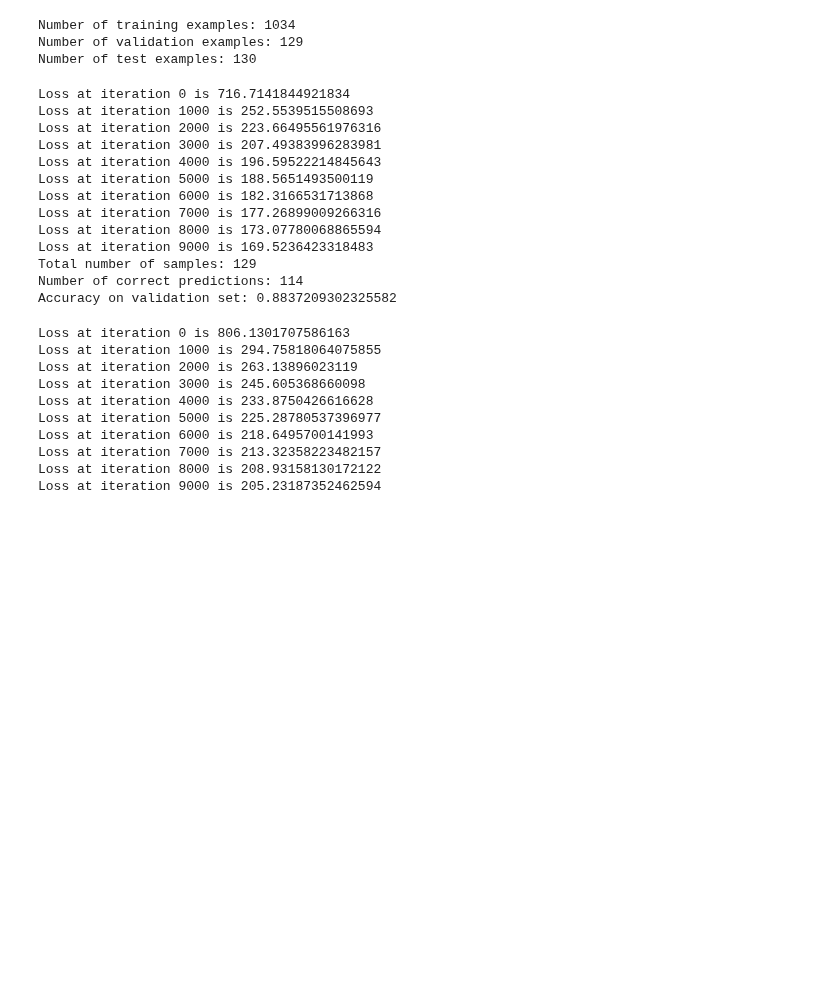
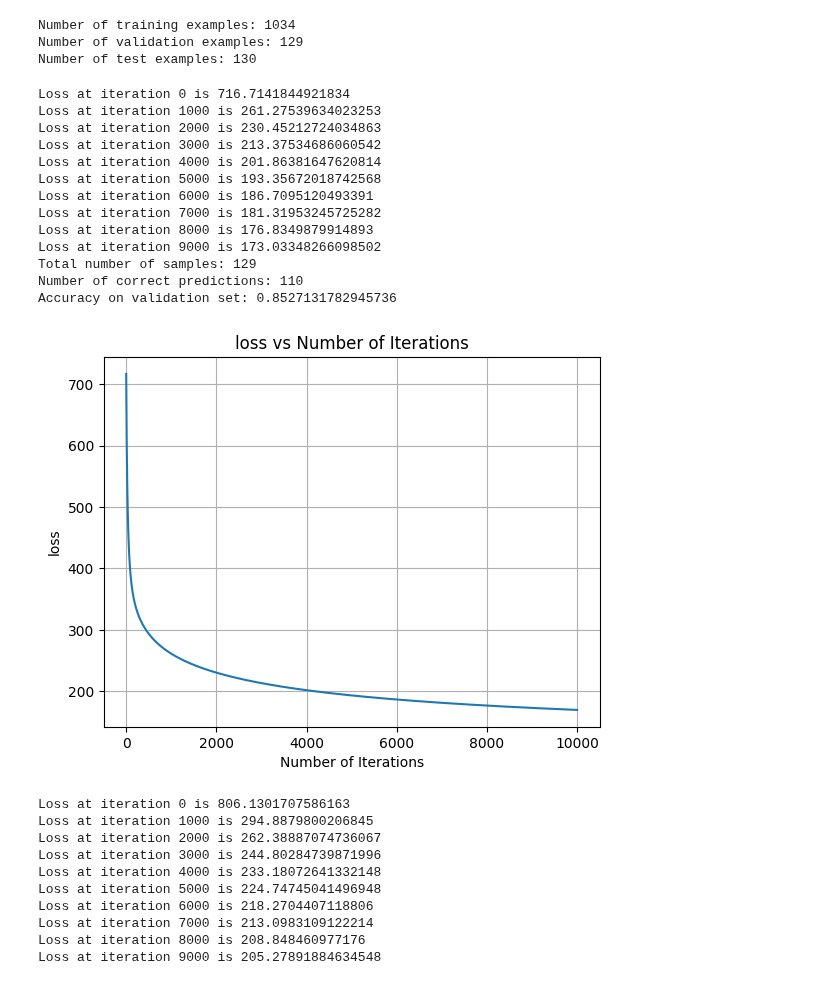
Before and after one commit to PritK99/ML-Toolbox, a Jupyter notebook: Logistic Regression/gender prediction.ipynb, the cells around one changed output. Saved outputs shown, nothing was run; the diff lists cells and outputs as text; code cells hidden in the pictures; blank space fills up the shorter version.

```diff
--- a/Logistic Regression/gender prediction.ipynb
+++ b/Logistic Regression/gender prediction.ipynb
@@ -125,10 +124,12 @@ def loss(y, y_hat):
 def train(X, y, W, b, learning_rate=0.5, num_iterations=100000):
     X = np.squeeze(X)
     m = X.shape[0]
+    losses = []
 
     for i in range(num_iterations):
         z = np.dot(X, W) + b
         a = sigmoid(z)
+        losses.append(loss(y, a))
         if (i % 1000 == 0):
             print("Loss at iteration", i, "is", loss(y, a))
         dz = a - y
@@ -137,7 +138,7 @@ def train(X, y, W, b, learning_rate=0.5, num_iterations=100000):
         W = W - (learning_rate*(dW.T))
         b = b - (learning_rate * db)
 
-    return W, b
+    return W, b, losses
 # %%
 # Computes the accuracy of the model
 def get_accuracy(X, y, W, b):
@@ -176,7 +177,7 @@ W = np.zeros((num_feats, 1))
 b = 0
 # %%
 # Tuning hyperparameters using validation set
-W, b = train(X_train, y_train, W, b, 0.5, 10000)
+W, b, losses = train(X_train, y_train, W, b, 0.5, 10000)
 
 val_accuracy = get_accuracy(X_val, y_val, W, b)
 print(f"Accuracy on validation set: {val_accuracy}")
@@ -186,31 +187,41 @@ W = np.zeros((num_feats, 1))
 b = 0
 # %% [output]
 Loss at iteration 0 is 716.7141844921834
-Loss at iteration 1000 is 252.5539515508693
-Loss at iteration 2000 is 223.66495561976316
-Loss at iteration 3000 is 207.49383996283981
-Loss at iteration 4000 is 196.59522214845643
-Loss at iteration 5000 is 188.5651493500119
-Loss at iteration 6000 is 182.3166531713868
-Loss at iteration 7000 is 177.26899009266316
-Loss at iteration 8000 is 173.07780068865594
-Loss at iteration 9000 is 169.5236423318483
+Loss at iteration 1000 is 261.27539634023253
+Loss at iteration 2000 is 230.45212724034863
+Loss at iteration 3000 is 213.37534686060542
+Loss at iteration 4000 is 201.86381647620814
+Loss at iteration 5000 is 193.35672018742568
+Loss at iteration 6000 is 186.7095120493391
+Loss at iteration 7000 is 181.31953245725282
+Loss at iteration 8000 is 176.8349879914893
+Loss at iteration 9000 is 173.03348266098502
 Total number of samples: 129
-Number of correct predictions: 114
-Accuracy on validation set: 0.8837209302325582
+Number of correct predictions: 110
+Accuracy on validation set: 0.8527131782945736
+# %%
+# Plotting missclassifications against the number of iterations
+plt.plot(range(1, len(losses) + 1), losses)
+plt.xlabel('Number of Iterations')
+plt.ylabel('loss')
+plt.title('loss vs Number of Iterations')
+plt.grid(True)
+plt.show()
+# %% [output]
+[figure, added]
 # %%
 # Training on both train and validation dataset
 X_train_val = np.concatenate((X_train, X_val))
 y_train_val = np.concatenate((y_train, y_val))
-W, b = train(X_train_val, y_train_val, W, b, 0.5, 10000)
+W, b, losses = train(X_train_val, y_train_val, W, b, 0.5, 10000)
 # %% [output]
 Loss at iteration 0 is 806.1301707586163
-Loss at iteration 1000 is 294.75818064075855
-Loss at iteration 2000 is 263.13896023119
-Loss at iteration 3000 is 245.605368660098
-Loss at iteration 4000 is 233.8750426616628
-Loss at iteration 5000 is 225.28780537396977
-Loss at iteration 6000 is 218.6495700141993
-Loss at iteration 7000 is 213.32358223482157
-Loss at iteration 8000 is 208.93158130172122
-Loss at iteration 9000 is 205.23187352462594
+Loss at iteration 1000 is 294.8879800206845
+Loss at iteration 2000 is 262.38887074736067
+Loss at iteration 3000 is 244.80284739871996
+Loss at iteration 4000 is 233.18072641332148
+Loss at iteration 5000 is 224.74745041496948
+Loss at iteration 6000 is 218.2704407118806
+Loss at iteration 7000 is 213.0983109122214
+Loss at iteration 8000 is 208.848460977176
+Loss at iteration 9000 is 205.27891884634548
```
Also changed, not shown: parts of 7 cells of this notebook, 9 other files.
